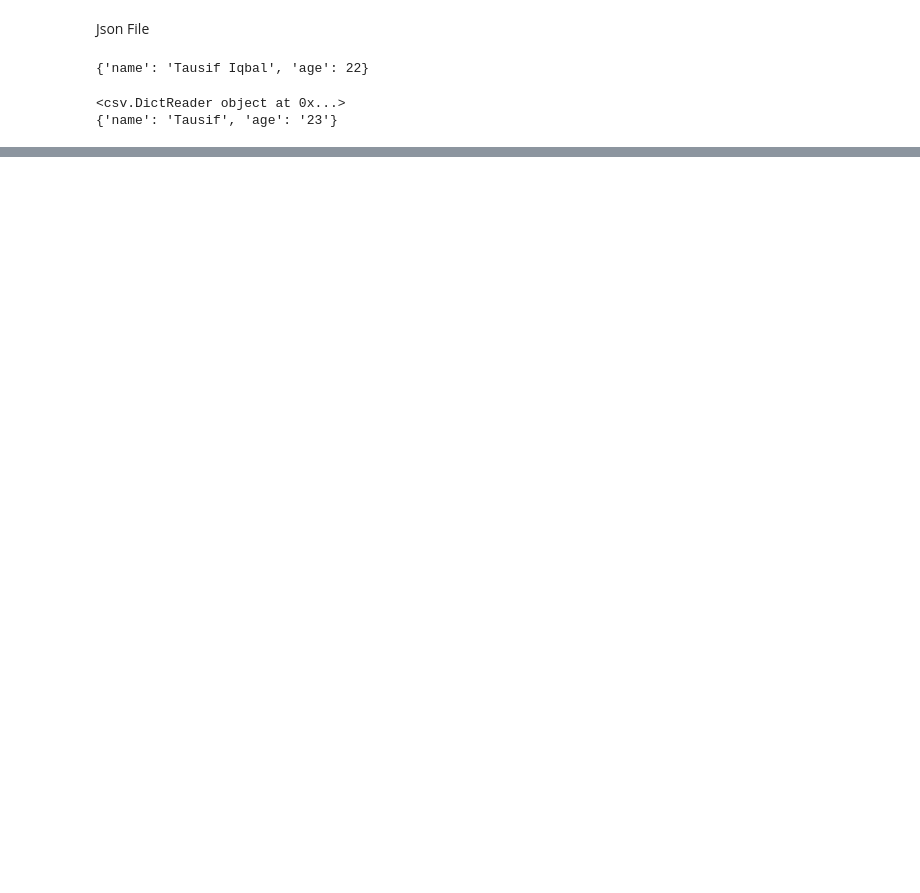
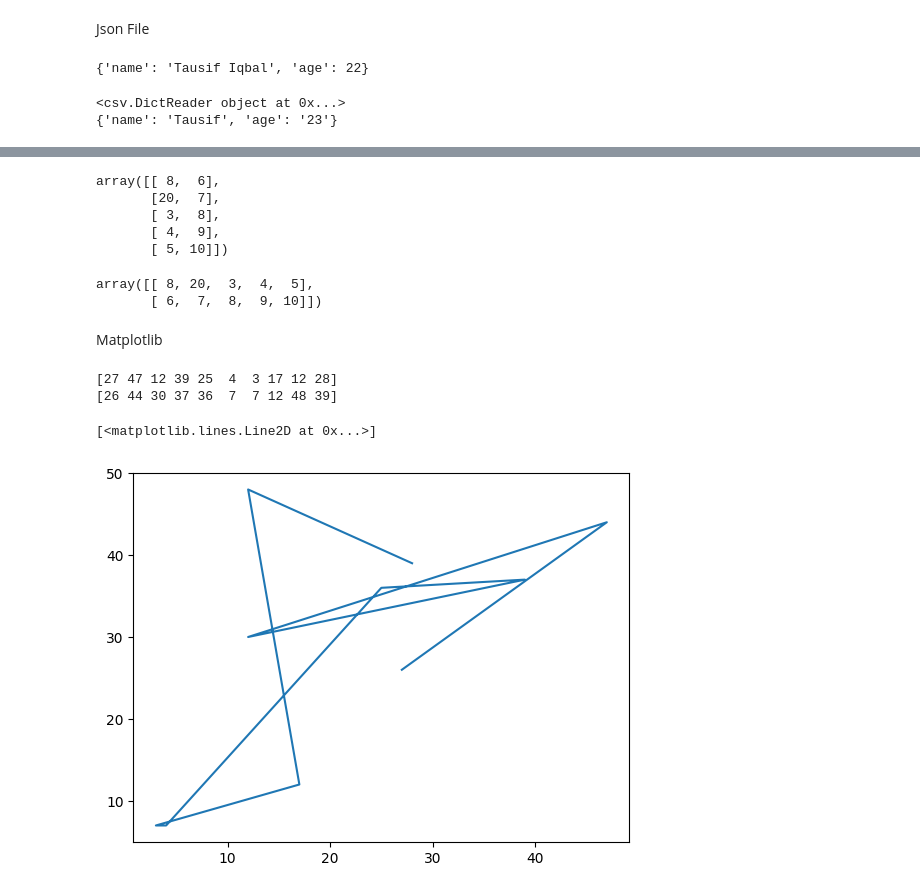
Before and after one commit to Tausif0209/IPA_Python_Practice, a Jupyter notebook: day8.ipynb, the cells around one changed output, grey strips where cells are left out. Drawn from its saved outputs; the diff is of its cells as text; code cells hidden in the pictures; blank space fills up the shorter version.

```diff
--- a/day8.ipynb
+++ b/day8.ipynb
@@ -113,0 +350,15 @@ with open("data.csv","r",newline="") as file:
+# %%
+arr.transpose()
+# %% [output]
+array([[ 8,  6],
+       [20,  7],
+       [ 3,  8],
+       [ 4,  9],
+       [ 5, 10]])
+# %%
+arr
+# %% [output]
+array([[ 8, 20,  3,  4,  5],
+       [ 6,  7,  8,  9, 10]])
+# %% [markdown]
+Matplotlib
@@ -113,0 +369,12 @@ with open("data.csv","r",newline="") as file:
+# %%
+x=np.random.randint(1,50,10)
+y=np.random.randint(1,50,10)
+print(x,y,sep='\n')
+# %% [output]
+[27 47 12 39 25  4  3 17 12 28]
+[26 44 30 37 36  7  7 12 48 39]
+# %%
+plt.plot(x,y)
+# %% [output]
+[<matplotlib.lines.Line2D at 0x...>]
+[figure, added]
```
Also changed, not shown: parts of 67 cells of this notebook, 6 other files.
